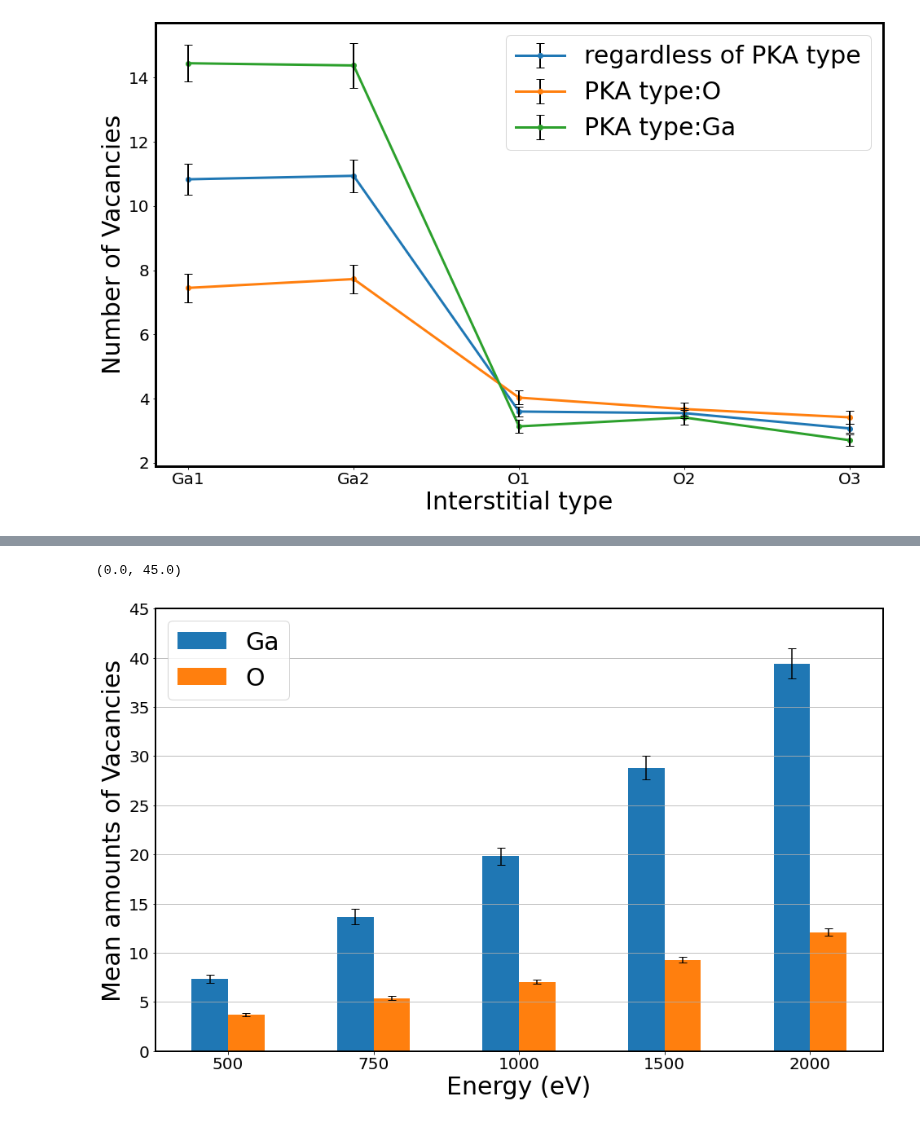
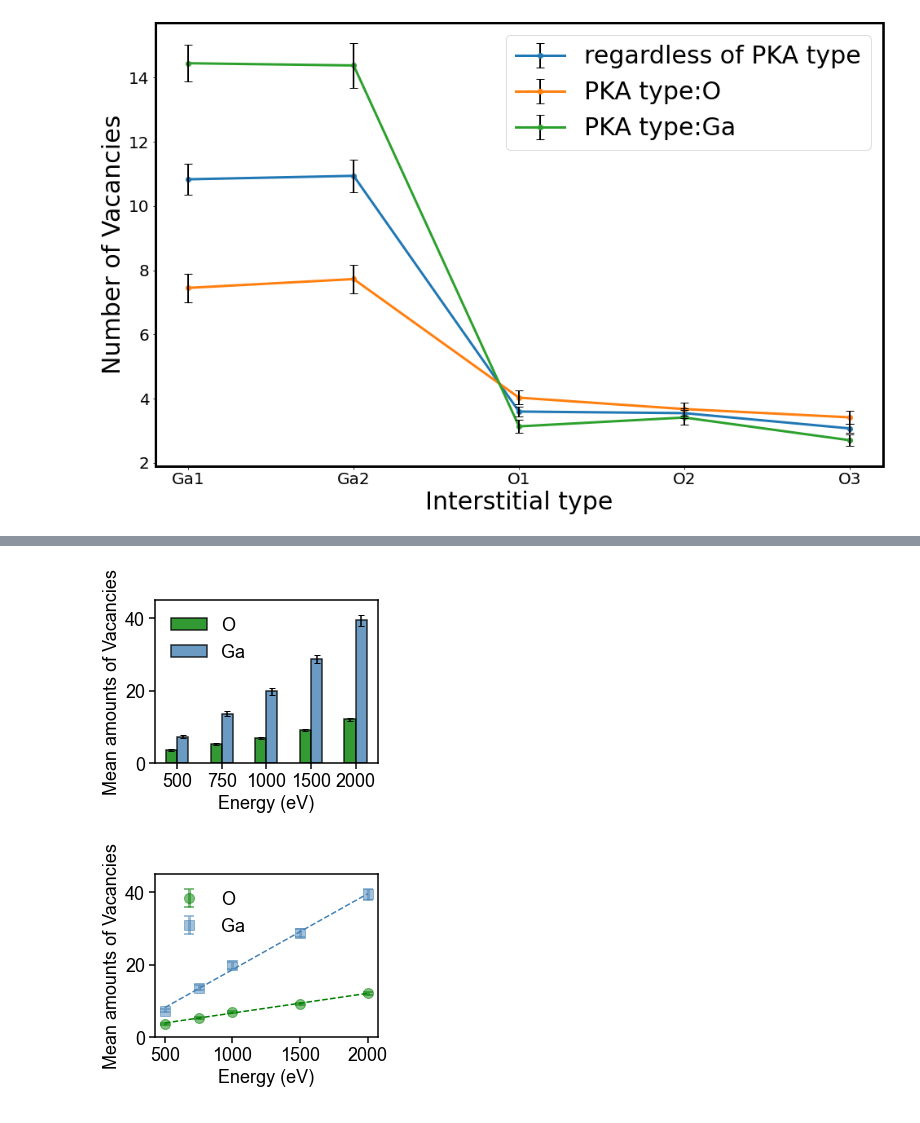
Before and after one commit to HE-RU10/ga2o3, a Jupyter notebook: interstitial&vacancy_atoms_analysis.ipynb, the cells around one changed output, grey strips where cells are left out. Saved outputs shown, nothing was run; the diff lists cells and outputs as text; code cells hidden in the pictures.

```diff
--- a/interstitial&vacancy_atoms_analysis.ipynb
+++ b/interstitial&vacancy_atoms_analysis.ipynb
@@ -285,40 +353,85 @@ for j in range(5):
     e=energy[j]
     E=str(e)+'ev'
     path='/home/heruhe/Desktop/Ga2o3/cascade/5type/'+E
     os.chdir(path)
     success_s=[]
     #list success cascades info according the obtained data last frame
     success_s=[]
     for s in range(180):
         if os.path.isfile('./data.lastframe{}'.format(s)):
             success_s.append(s)
     success_s=np.array(success_s)
     #seperate frames into 2 list according to the PKA atom type atom is Ga or O
     pkatype=np.zeros(len(success_s))
     for i in range(len(success_s)):
         file="PKA_inf{}.txt".format(success_s[i])
         f=open(file)
         pkatype[i]=int(f.readlines()[0].split()[2])
 
     #frame array which PKA atom is Ga
     PKA_Ga_frame=success_s[np.where(pkatype<=2)[0]]
     #frame array which PKA atom is O
     PKA_O_frame=success_s[np.where(pkatype>2)[0]]
     #V_pkaO=Ga_O_defects(vacancy_atom(PKA_O_frame))
     V_pkaGa=Ga_O_defects(vacancy_atom(PKA_Ga_frame))
     v_mean[j,]=V_pkaGa.mean(axis=0)
     v_err[j,]=V_pkaGa.std(axis=0)/np.sqrt(len(V_pkaO))
 dfv_mean=pd.DataFrame(v_mean,columns= ['Ga','O'], index = energy)
+dfv_mean = dfv_mean[['O','Ga']]
 dfv_err=pd.DataFrame(v_err,columns= ['Ga','O'], index = energy)
-dfv_mean.plot(kind='bar', yerr=dfv_err, rot=0, alpha=1, figsize=(16,10),fontsize=30,capsize=5).grid(axis='y')
-plt.rcParams["figure.figsize"] = (16,10)
-plt.xticks(fontsize=20)
-plt.yticks(fontsize=20)
-plt.legend(fontsize=30)
-plt.xlabel('Energy (eV)',fontsize=30)
-plt.ylabel('Mean amounts of Vacancies',fontsize=30)
-plt.rcParams["axes.linewidth"] = 2
+dfv_err = dfv_err[['O','Ga']]
+bar_colors = [ 'green', 'steelblue']
+dfv_mean.plot(kind='bar', yerr=dfv_err,  rot=0, alpha=0.8,edgecolor='black', linewidth=1.5, fontsize=16, capsize=10, error_kw={'capsize': 3},color=bar_colors)
+# Set figure size
+plt.rcParams["figure.figsize"] = (4, 3)
+
+# Set font family
+plt.rcParams["font.family"] = "arial"
+
+
+# Remove legend frame
+plt.legend(fontsize=18, frameon=False)
+plt.tick_params(axis='x', width=1.5,length=6,labelsize=18)
+plt.tick_params(axis='y', width=1.5,length=6,labelsize=18)
+# Show the plot
+#plt.show()
+
+plt.xlabel('Energy (eV)',fontsize=18)
+plt.ylabel('Mean amounts of Vacancies',fontsize=18)
+plt.rcParams["axes.linewidth"] = 1.5
 plt.ylim((0,45))
+plt.savefig('/home/heruhe/Desktop/pkaga', format='svg')
 # %% [output]
-(0.0, 45.0)
-[figure, old version]
+[figure, new version]
+# %%
+
+plt.errorbar(dfv_mean.index, dfv_mean['O'], yerr=dfv_err['O'], fmt='o', label='O',color='green',marker="o",markersize=10,capsize=5, capthick=2,elinewidth=3, alpha=0.5)
+plt.errorbar(dfv_mean.index, dfv_mean['Ga'], yerr=dfv_err['Ga'], fmt='o', label='Ga',color='steelblue',marker="s",markersize=10, capsize=5, capthick=2,elinewidth=3, alpha=0.5)
+#plt.plot(pkal,n_ga_peak,'s',markersize=10,color='steelblue',label='Ga1 ions')
+x_fit,y_fit = linear_fit(dfv_mean.index,dfv_mean['O'])
+plt.plot(x_fit,y_fit,'--',color='green')
+x_fit,y_fit = linear_fit(dfv_mean.index,dfv_mean['Ga'])
+plt.plot(x_fit,y_fit,'--',color='steelblue')
+# Customizing error bar width and color
+errorbar_params = dict(elinewidth=2, capsize=10, capthick=2, ecolor='black')
+# Set figure size
+plt.rcParams["figure.figsize"] = (4, 3)
+
+# Set font family
+plt.rcParams["font.family"] = "arial"
+
+
+# Remove legend frame
+plt.legend(fontsize=18, frameon=False)
+plt.tick_params(axis='x', width=1.5,length=6,labelsize=18)
+plt.tick_params(axis='y', width=1.5,length=6,labelsize=18)
+# Show the plot
+#plt.show()
+
+plt.xlabel('Energy (eV)',fontsize=18)
+plt.ylabel('Mean amounts of Vacancies',fontsize=18)
+plt.rcParams["axes.linewidth"] = 1.5
+plt.ylim((0,45))
+plt.savefig('/home/heruhe/Desktop/pkaga', format='svg')
+# %% [output]
+[figure, added]
```
Also changed, not shown: parts of 5 cells of this notebook, 6 other files.
